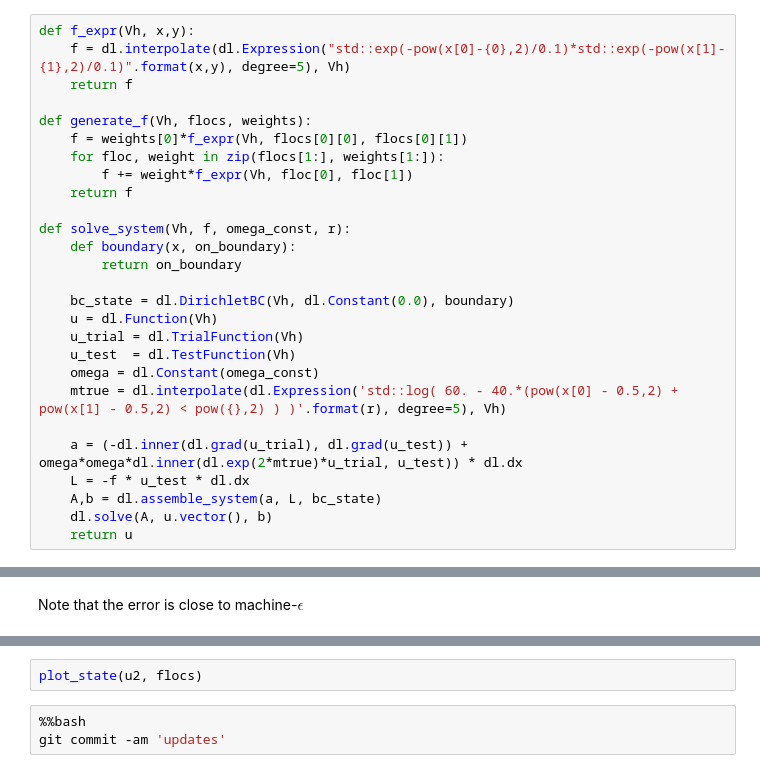
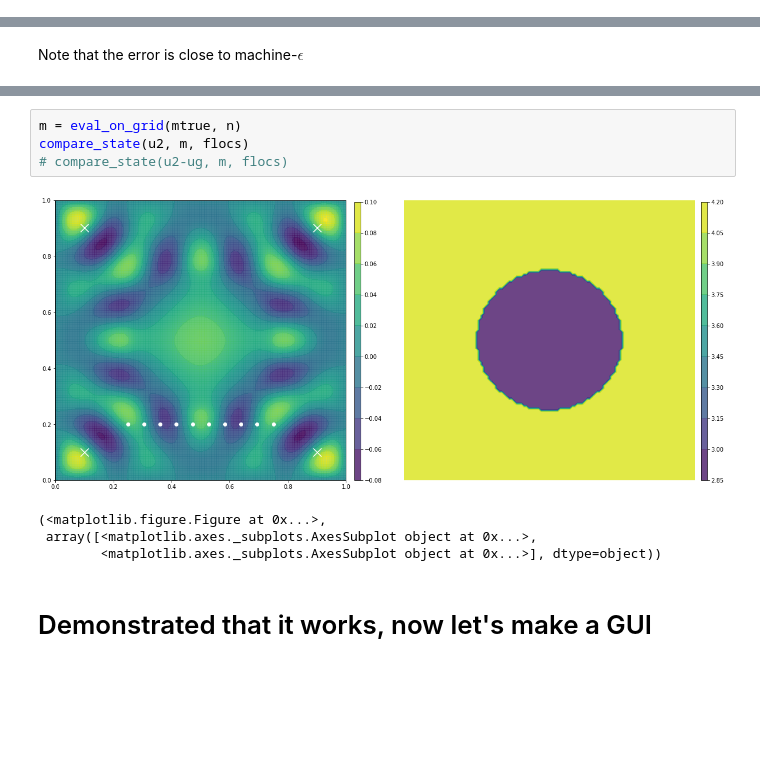
Before and after one commit to mpilosov/labs, a Jupyter notebook: Labs/HelmLinear.ipynb, the cells around one changed output, grey strips where cells are left out. Cells and saved outputs as stored; diff of their text form; blank space fills up the shorter version.

```diff
--- a/Labs/HelmLinear.ipynb
+++ b/Labs/HelmLinear.ipynb
@@ -35,27 +143,0 @@ def eval_on_grid(u, n=10):
-# %%
-def f_expr(Vh, x,y):
-    f = dl.interpolate(dl.Expression("std::exp(-pow(x[0]-{0},2)/0.1)*std::exp(-pow(x[1]-{1},2)/0.1)".format(x,y), degree=5), Vh)
-    return f
-
-def generate_f(Vh, flocs, weights):
-    f = weights[0]*f_expr(Vh, flocs[0][0], flocs[0][1])
-    for floc, weight in zip(flocs[1:], weights[1:]):
-        f += weight*f_expr(Vh, floc[0], floc[1])
-    return f
-
-def solve_system(Vh, f, omega_const, r):
-    def boundary(x, on_boundary):
-        return on_boundary
-
-    bc_state = dl.DirichletBC(Vh, dl.Constant(0.0), boundary)
-    u = dl.Function(Vh)
-    u_trial = dl.TrialFunction(Vh)
-    u_test  = dl.TestFunction(Vh)
-    omega = dl.Constant(omega_const)
-    mtrue = dl.interpolate(dl.Expression('std::log( 60. - 40.*(pow(x[0] - 0.5,2) + pow(x[1] - 0.5,2) < pow({},2) ) )'.format(r), degree=5), Vh)
-
-    a = (-dl.inner(dl.grad(u_trial), dl.grad(u_test)) + omega*omega*dl.inner(dl.exp(2*mtrue)*u_trial, u_test)) * dl.dx
-    L = -f * u_test * dl.dx
-    A,b = dl.assemble_system(a, L, bc_state)
-    dl.solve(A, u.vector(), b)
-    return u
@@ -105,6 +167,12 @@ def plot_state(u2,flocs):
-# %%
-plot_state(u2, flocs)
-# %%
-%%bash
-git commit -am 'updates'
+# %%
+m = eval_on_grid(mtrue, n)
+compare_state(u2, m, flocs)
+# compare_state(u2-ug, m, flocs)
+# %% [output]
+[figure, added]
+(<matplotlib.figure.Figure at 0x...>,
+ array([<matplotlib.axes._subplots.AxesSubplot object at 0x...>,
+        <matplotlib.axes._subplots.AxesSubplot object at 0x...>], dtype=object))
+# %% [markdown]
+# Demonstrated that it works, now let's make a GUI
 # %%
```
Also changed, not shown: parts of 50 cells of this notebook, 2 other files.
